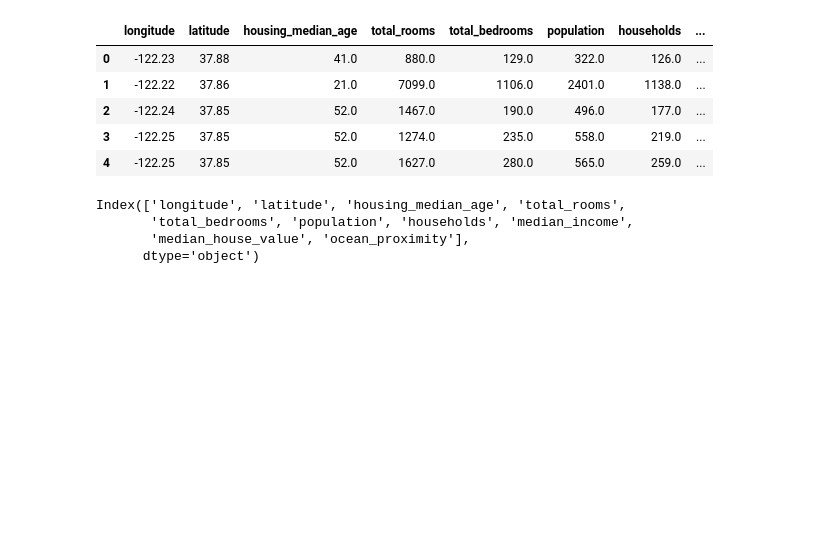
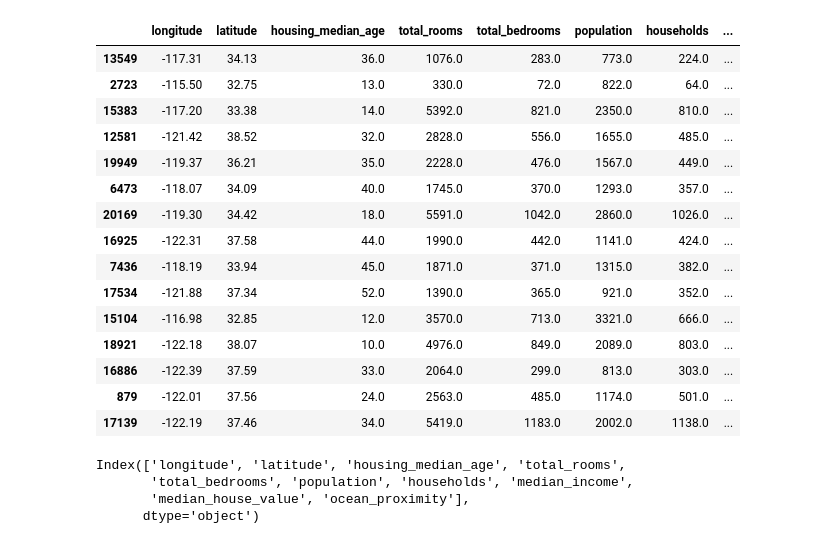
Before and after one commit to jvbfr/housing_prices, a Jupyter notebook: main.ipynb, the cells around one changed output. Saved outputs shown, nothing was run; the diff lists cells and outputs as text; code cells hidden in the pictures; blank space fills up the shorter version.

```diff
--- a/main.ipynb
+++ b/main.ipynb
@@ -3,14 +7,23 @@ from lib import functions
 # %%
 data = pd.read_csv("data/housing.csv")
+data.sample(15)
+# %% [output]
+|  | longitude | latitude | housing_median_age | total_rooms | total_bedrooms | population | households | ... |
+| 13549 | -117.31 | 34.13 | 36.0 | 1076.0 | 283.0 | 773.0 | 224.0 | ... |
+| 2723 | -115.50 | 32.75 | 13.0 | 330.0 | 72.0 | 822.0 | 64.0 | ... |
+| 15383 | -117.20 | 33.38 | 14.0 | 5392.0 | 821.0 | 2350.0 | 810.0 | ... |
+| 12581 | -121.42 | 38.52 | 32.0 | 2828.0 | 556.0 | 1655.0 | 485.0 | ... |
+| 19949 | -119.37 | 36.21 | 35.0 | 2228.0 | 476.0 | 1567.0 | 449.0 | ... |
+| 6473 | -118.07 | 34.09 | 40.0 | 1745.0 | 370.0 | 1293.0 | 357.0 | ... |
+| 20169 | -119.30 | 34.42 | 18.0 | 5591.0 | 1042.0 | 2860.0 | 1026.0 | ... |
+| 16925 | -122.31 | 37.58 | 44.0 | 1990.0 | 442.0 | 1141.0 | 424.0 | ... |
+| 7436 | -118.19 | 33.94 | 45.0 | 1871.0 | 371.0 | 1315.0 | 382.0 | ... |
+| 17534 | -121.88 | 37.34 | 52.0 | 1390.0 | 365.0 | 921.0 | 352.0 | ... |
+| 15104 | -116.98 | 32.85 | 12.0 | 3570.0 | 713.0 | 3321.0 | 666.0 | ... |
+| 18921 | -122.18 | 38.07 | 10.0 | 4976.0 | 849.0 | 2089.0 | 803.0 | ... |
+| 16886 | -122.39 | 37.59 | 33.0 | 2064.0 | 299.0 | 813.0 | 303.0 | ... |
+| 879 | -122.01 | 37.56 | 24.0 | 2563.0 | 485.0 | 1174.0 | 501.0 | ... |
+| 17139 | -122.19 | 37.46 | 34.0 | 5419.0 | 1183.0 | 2002.0 | 1138.0 | ... |
-# %%
-data.head()
-# %% [output]
-|  | longitude | latitude | housing_median_age | total_rooms | total_bedrooms | population | households | ... |
-| 0 | -122.23 | 37.88 | 41.0 | 880.0 | 129.0 | 322.0 | 126.0 | ... |
-| 1 | -122.22 | 37.86 | 21.0 | 7099.0 | 1106.0 | 2401.0 | 1138.0 | ... |
-| 2 | -122.24 | 37.85 | 52.0 | 1467.0 | 190.0 | 496.0 | 177.0 | ... |
-| 3 | -122.25 | 37.85 | 52.0 | 1274.0 | 235.0 | 558.0 | 219.0 | ... |
-| 4 | -122.25 | 37.85 | 52.0 | 1627.0 | 280.0 | 565.0 | 259.0 | ... |
 # %%
 data.columns
 # %% [output]
```
Also changed, not shown: parts of 15 cells of this notebook, 5 other files.
